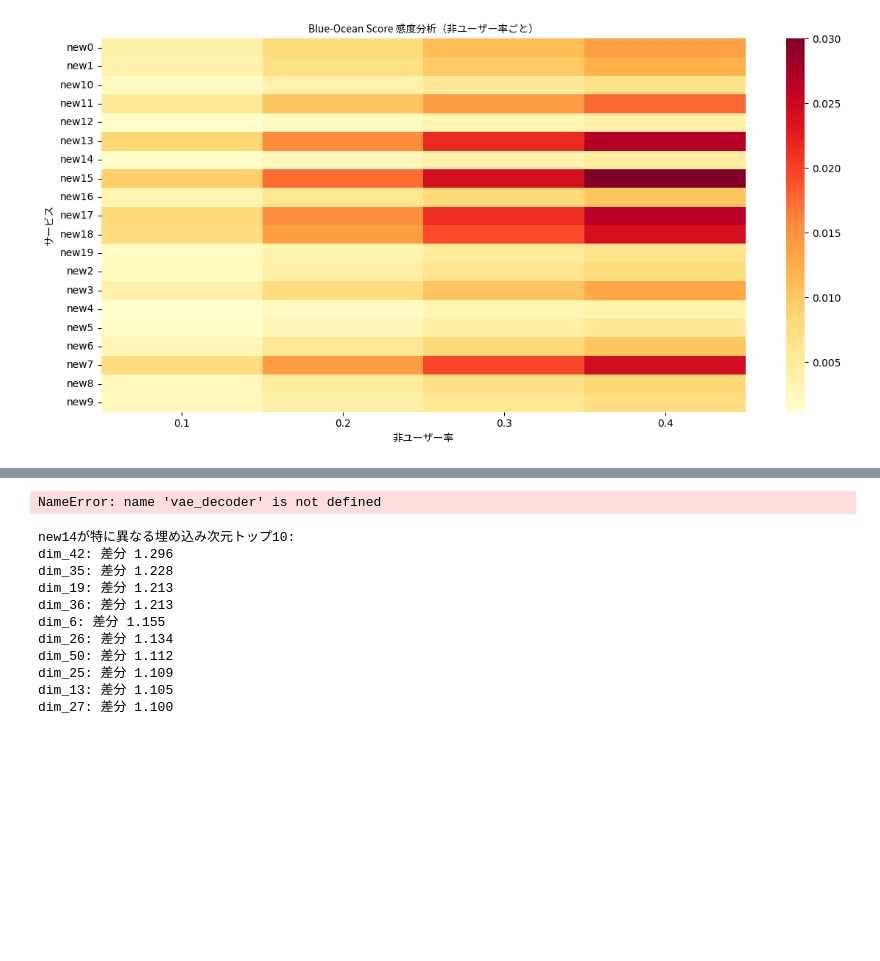
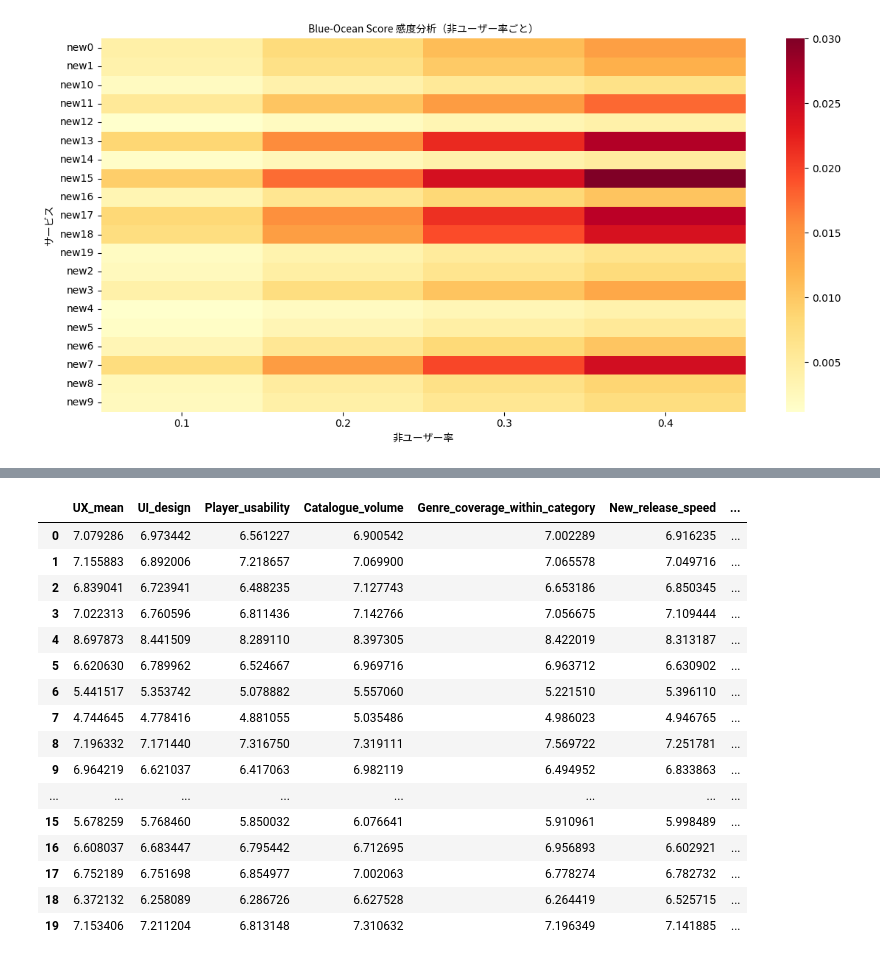
Before and after one commit to fuukanoo/ORICON, a Jupyter notebook: src/Optimal_transportation/ot_single_2.ipynb, the cells around one changed output, grey strips where cells are left out. Cells and saved outputs as stored; diff of their text form; code cells hidden in the pictures; blank space fills up the shorter version.

```diff
--- a/src/Optimal_transportation/ot_single_2.ipynb
+++ b/src/Optimal_transportation/ot_single_2.ipynb
@@ -306,8 +342,0 @@ ValueError: operands could not be broadcast together with shapes (20,33) (64,)
-# %%
-# vae_decoder: latent_dim → feat_dim の変換モデル
-# Y_fut: (n_new, latent_dim) の潜在ベクトル
-
-feat_reconstructed = vae_decoder.predict(Y_fut)  # (n_new, feat_dim)
-new14_feat_vec = feat_reconstructed[14]
-# %% [output]
-NameError: name 'vae_decoder' is not defined
@@ -318,19 +343,25 @@ avg_diff = diffs.mean(axis=0)
-# %%
-top_diff_indices = np.argsort(avg_diff)[::-1][:10]
-feature_names = [f"dim_{i}" for i in range(X_curr.shape[1])]
-
-print("new14が特に異なる埋め込み次元トップ10:")
-for idx in top_diff_indices:
-    print(f"{feature_names[idx]}: 差分 {avg_diff[idx]:.3f}")
-# %% [output]
-new14が特に異なる埋め込み次元トップ10:
-dim_42: 差分 1.296
-dim_35: 差分 1.228
-dim_19: 差分 1.213
-dim_36: 差分 1.213
-dim_6: 差分 1.155
-dim_26: 差分 1.134
-dim_50: 差分 1.112
-dim_25: 差分 1.109
-dim_13: 差分 1.105
-dim_27: 差分 1.100
+# %%
+# 省略せずに全列・全行を表示する設定
+pd.set_option('display.max_rows', None)
+pd.set_option('display.max_columns', None)
+pd.set_option('display.width', None)
+pd.set_option('display.max_colwidth', None)
+new_service_df
+# %% [output]
+|  | UX_mean | UI_design | Player_usability | Catalogue_volume | Genre_coverage_within_category | New_release_speed | ... |
+| 0 | 7.079286 | 6.973442 | 6.561227 | 6.900542 | 7.002289 | 6.916235 | ... |
+| 1 | 7.155883 | 6.892006 | 7.218657 | 7.069900 | 7.065578 | 7.049716 | ... |
+| 2 | 6.839041 | 6.723941 | 6.488235 | 7.127743 | 6.653186 | 6.850345 | ... |
+| 3 | 7.022313 | 6.760596 | 6.811436 | 7.142766 | 7.056675 | 7.109444 | ... |
+| 4 | 8.697873 | 8.441509 | 8.289110 | 8.397305 | 8.422019 | 8.313187 | ... |
+| 5 | 6.620630 | 6.789962 | 6.524667 | 6.969716 | 6.963712 | 6.630902 | ... |
+| 6 | 5.441517 | 5.353742 | 5.078882 | 5.557060 | 5.221510 | 5.396110 | ... |
+| 7 | 4.744645 | 4.778416 | 4.881055 | 5.035486 | 4.986023 | 4.946765 | ... |
+| 8 | 7.196332 | 7.171440 | 7.316750 | 7.319111 | 7.569722 | 7.251781 | ... |
+| 9 | 6.964219 | 6.621037 | 6.417063 | 6.982119 | 6.494952 | 6.833863 | ... |
+| ... | ... | ... | ... | ... | ... | ... | ... |
+| 15 | 5.678259 | 5.768460 | 5.850032 | 6.076641 | 5.910961 | 5.998489 | ... |
+| 16 | 6.608037 | 6.683447 | 6.795442 | 6.712695 | 6.956893 | 6.602921 | ... |
+| 17 | 6.752189 | 6.751698 | 6.854977 | 7.002063 | 6.778274 | 6.782732 | ... |
+| 18 | 6.372132 | 6.258089 | 6.286726 | 6.627528 | 6.264419 | 6.525715 | ... |
+| 19 | 7.153406 | 7.211204 | 6.813148 | 7.310632 | 7.196349 | 7.141885 | ... |
```
Also changed, not shown: parts of 4 cells of this notebook, 5 other files.
